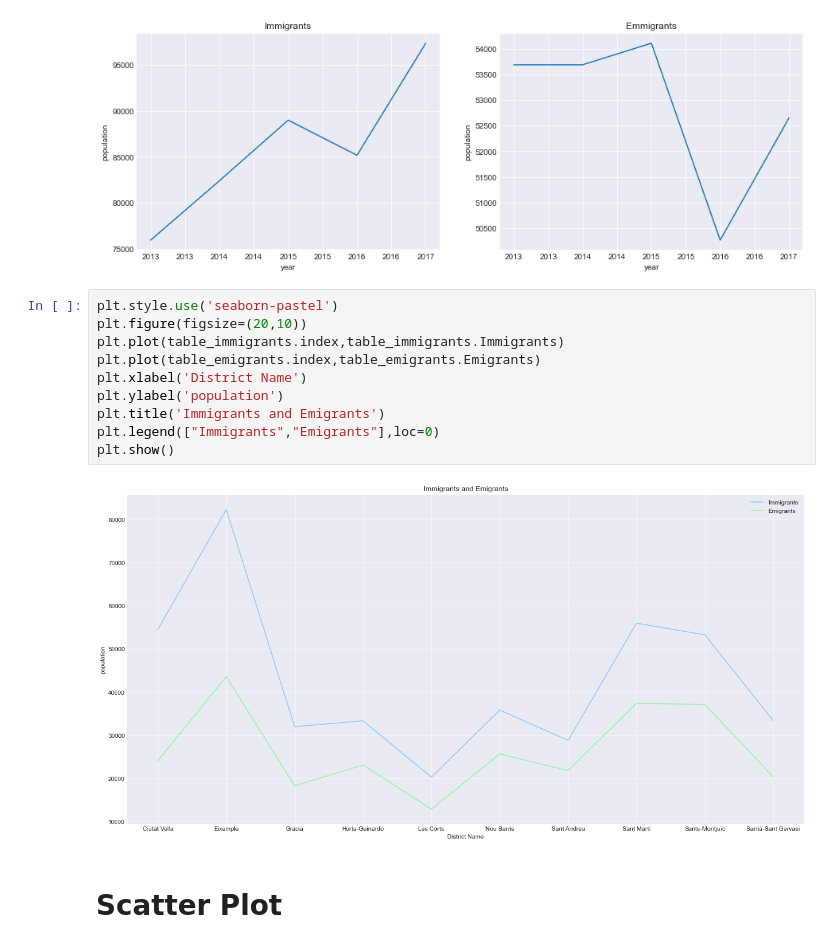
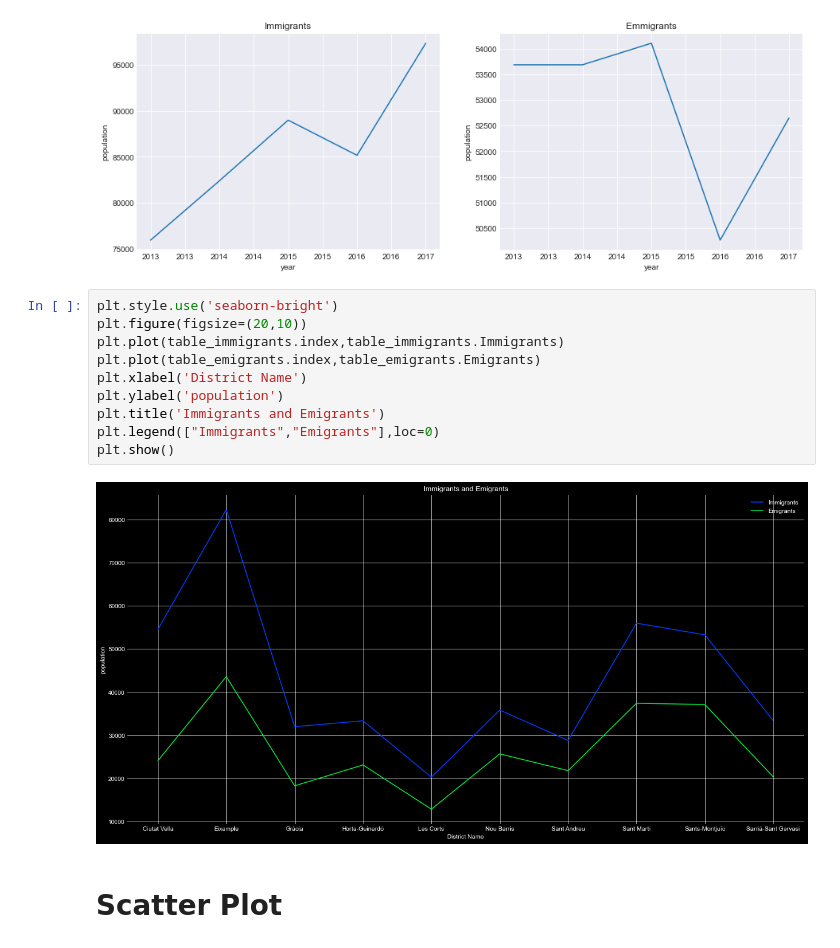
Before and after one commit to aharneish/Data-Visulization, a Jupyter notebook: assignment 3/Aharneish Abburu-22236-Asignment-3-MDSC-106.ipynb, the cells around one changed output. Saved outputs shown, nothing was run; the diff lists cells and outputs as text.

```diff
--- a/assignment 3/Aharneish Abburu-22236-Asignment-3-MDSC-106.ipynb
+++ b/assignment 3/Aharneish Abburu-22236-Asignment-3-MDSC-106.ipynb
@@ -92,17 +92,17 @@ plt.show()
 # %% [output]
 [figure]
 # %%
-plt.style.use('seaborn-pastel')
+plt.style.use('seaborn-bright')
 plt.figure(figsize=(20,10))
 plt.plot(table_immigrants.index,table_immigrants.Immigrants)
 plt.plot(table_emigrants.index,table_emigrants.Emigrants)
 plt.xlabel('District Name')
 plt.ylabel('population')
 plt.title('Immigrants and Emigrants')
 plt.legend(["Immigrants","Emigrants"],loc=0)
 plt.show()
 # %% [output]
-[figure, old version]
+[figure, new version]
 # %% [markdown]
 # Scatter Plot
 # %%
```
